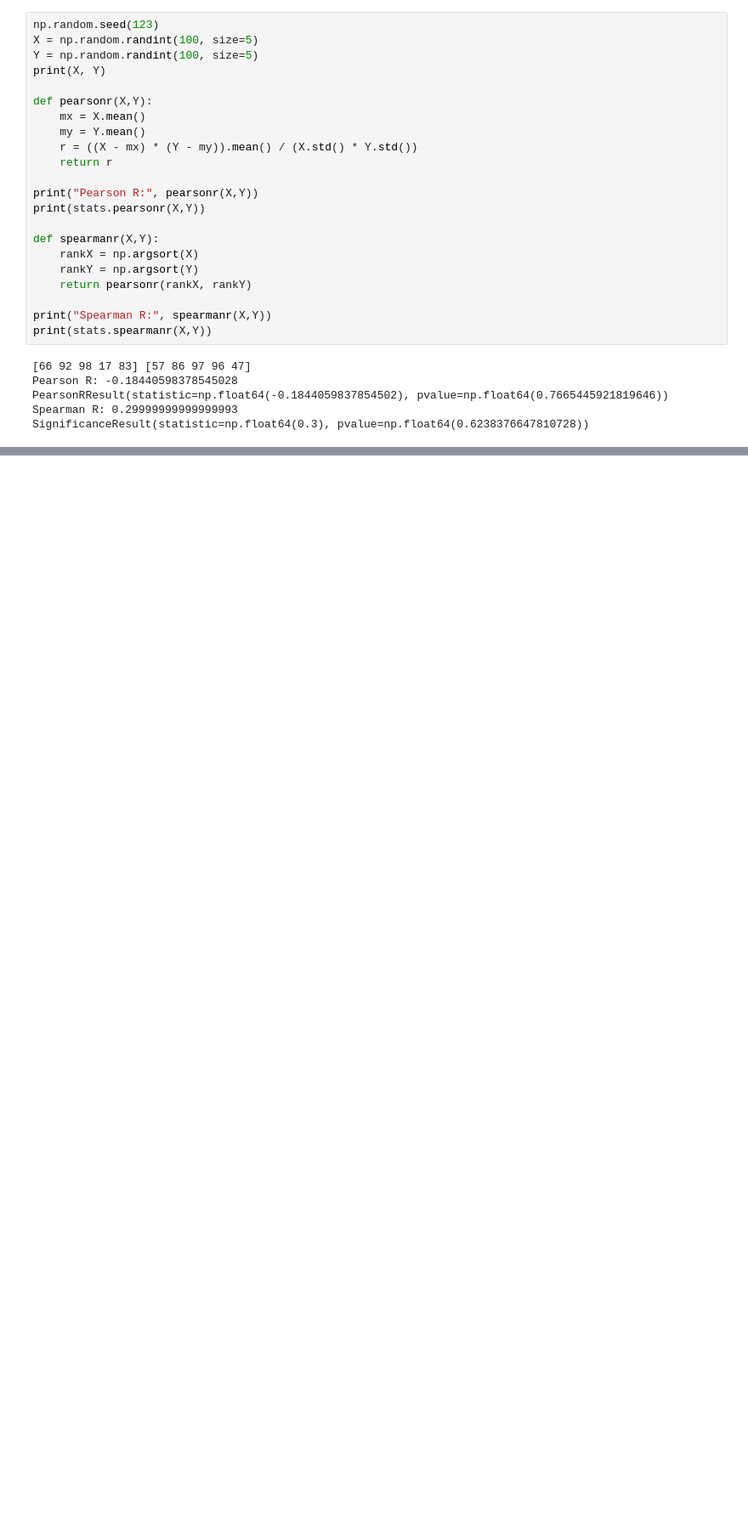
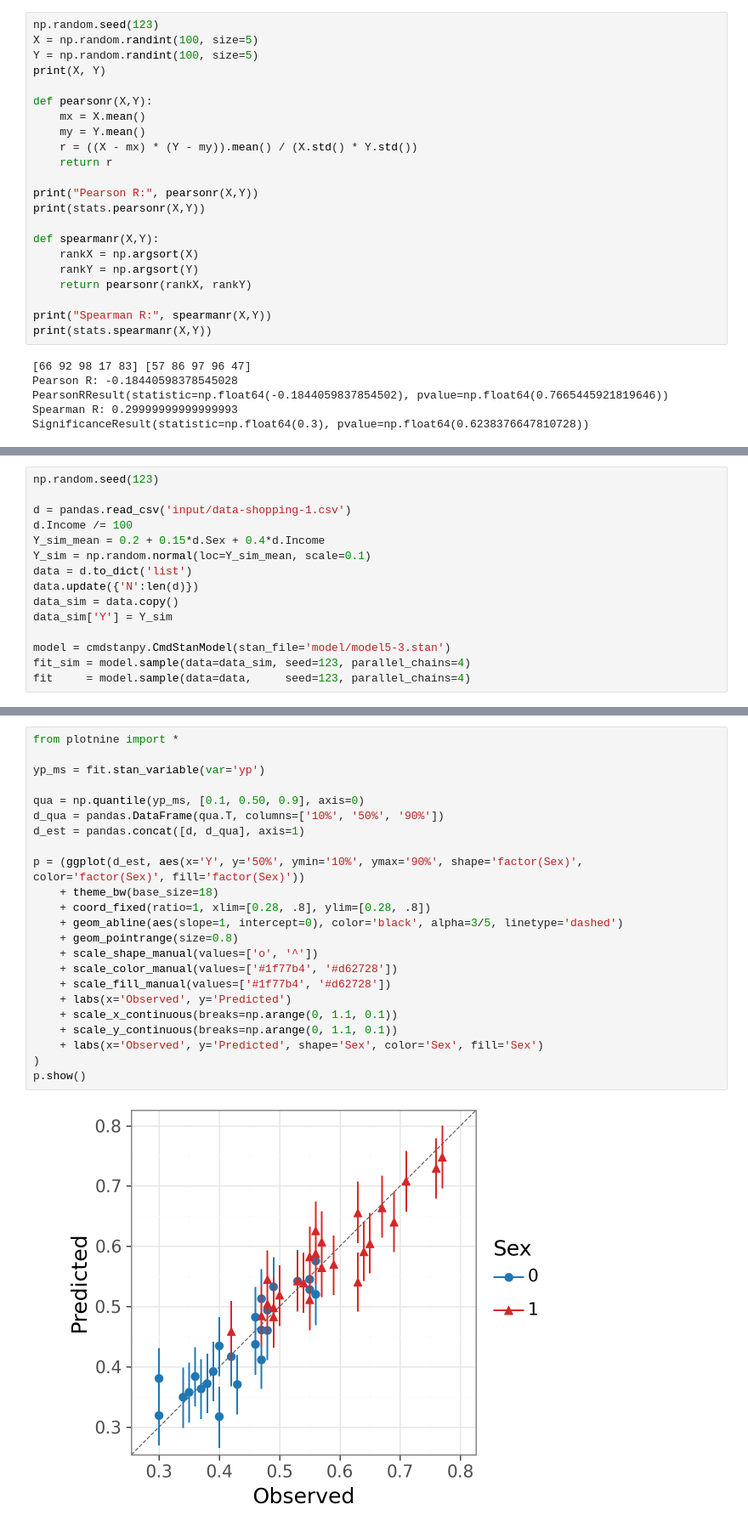
Before and after one commit to atruergod/Matsuura2022_Bayesian_Statistical_Modeling_with_Stan_R_and_Python, a Jupyter notebook: yndk/ch05/ch5.1_Multiple_Linear_Regression.ipynb, the cells around one changed output, grey strips where cells are left out. Shown: that part at 85% size. Drawn from its saved outputs; the diff is of its cells as text; blank space fills up the shorter version.

```diff
--- a/yndk/ch05/ch5.1_Multiple_Linear_Regression.ipynb
+++ b/yndk/ch05/ch5.1_Multiple_Linear_Regression.ipynb
@@ -144,0 +171,15 @@ SignificanceResult(statistic=np.float64(0.3), pvalue=np.float64(0.62383766478107
+# %%
+np.random.seed(123)
+
+d = pandas.read_csv('input/data-shopping-1.csv')
+d.Income /= 100
+Y_sim_mean = 0.2 + 0.15*d.Sex + 0.4*d.Income
+Y_sim = np.random.normal(loc=Y_sim_mean, scale=0.1)
+data = d.to_dict('list')
+data.update({'N':len(d)})
+data_sim = data.copy()
+data_sim['Y'] = Y_sim
+
+model = cmdstanpy.CmdStanModel(stan_file='model/model5-3.stan')
+fit_sim = model.sample(data=data_sim, seed=123, parallel_chains=4)
+fit     = model.sample(data=data,     seed=123, parallel_chains=4)
@@ -144,0 +332,25 @@ SignificanceResult(statistic=np.float64(0.3), pvalue=np.float64(0.62383766478107
+# %%
+from plotnine import *
+
+yp_ms = fit.stan_variable(var='yp')
+
+qua = np.quantile(yp_ms, [0.1, 0.50, 0.9], axis=0)
+d_qua = pandas.DataFrame(qua.T, columns=['10%', '50%', '90%'])
+d_est = pandas.concat([d, d_qua], axis=1)
+
+p = (ggplot(d_est, aes(x='Y', y='50%', ymin='10%', ymax='90%', shape='factor(Sex)', color='factor(Sex)', fill='factor(Sex)'))
+    + theme_bw(base_size=18)
+    + coord_fixed(ratio=1, xlim=[0.28, .8], ylim=[0.28, .8])
+    + geom_abline(aes(slope=1, intercept=0), color='black', alpha=3/5, linetype='dashed')
+    + geom_pointrange(size=0.8)
+    + scale_shape_manual(values=['o', '^'])
+    + scale_color_manual(values=['#1f77b4', '#d62728'])
+    + scale_fill_manual(values=['#1f77b4', '#d62728'])
+    + labs(x='Observed', y='Predicted')
+    + scale_x_continuous(breaks=np.arange(0, 1.1, 0.1))
+    + scale_y_continuous(breaks=np.arange(0, 1.1, 0.1))
+    + labs(x='Observed', y='Predicted', shape='Sex', color='Sex', fill='Sex')
+)
+p.show()
+# %% [output]
+[figure, added]
```
Also changed, not shown: parts of 12 cells of this notebook.
